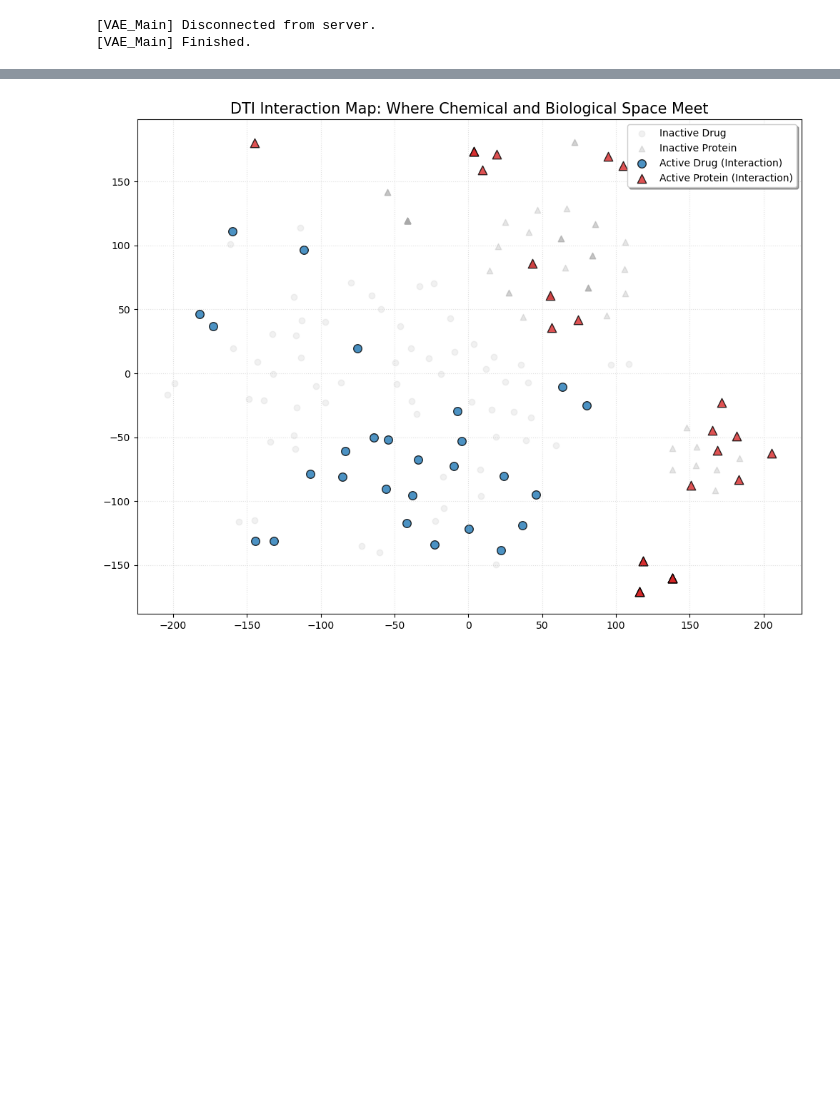
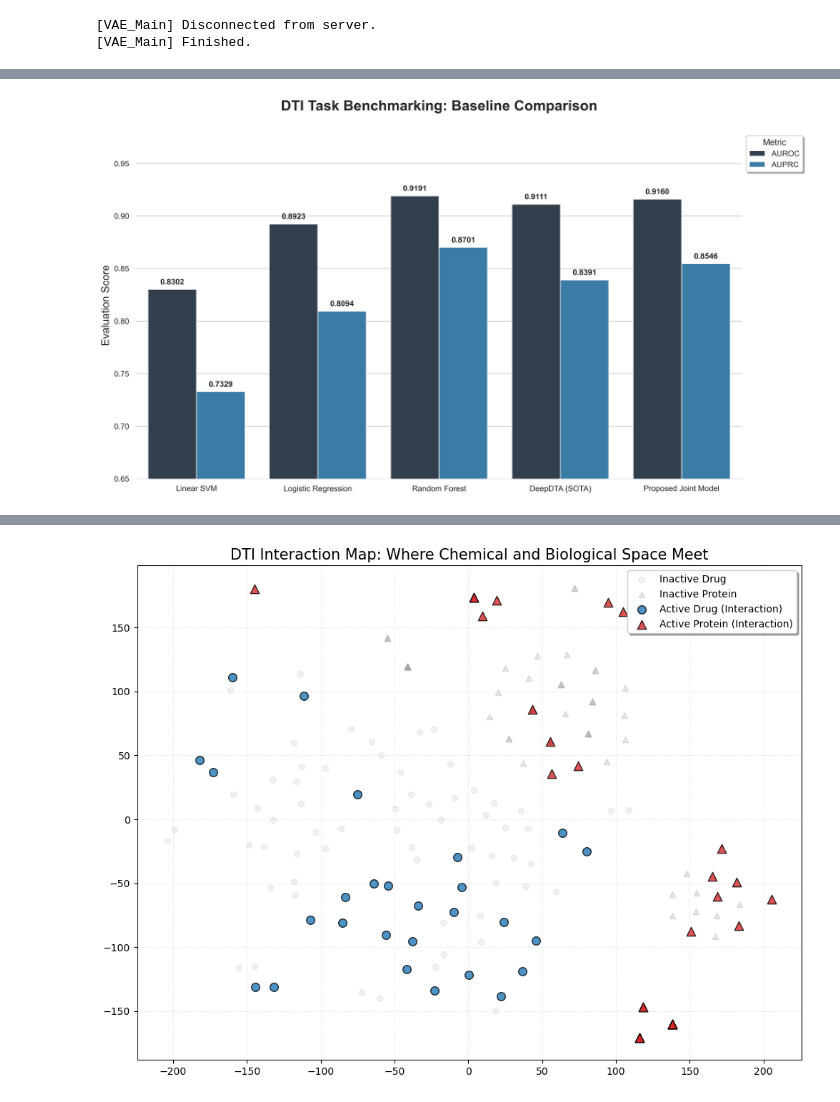
Before and after one commit to sabbir-mirza-013/Deep-Learning-Frameworks-for-Multi-Task-Prediction-of-Drug-Target-Interactions-and-Adverse-Effects, a Jupyter notebook: Model/TestModel/main.ipynb, the cells around one changed output, grey strips where cells are left out. Cells and saved outputs as stored; diff of their text form; code cells hidden in the pictures; blank space fills up the shorter version.

```diff
--- a/Model/TestModel/main.ipynb
+++ b/Model/TestModel/main.ipynb
@@ -759,0 +826,52 @@ plot_separated_entities(model, val_loader, device)
+# %%
+import pandas as pd
+import seaborn as sns
+import matplotlib.pyplot as plt
+
+# 1. Prepare the data provided
+data = {
+    'Model': ['Linear SVM', 'Logistic Regression', 'Random Forest', 'DeepDTA (SOTA)', 'Proposed Joint Model'],
+    'AUROC': [0.8302, 0.8923, 0.9191, 0.9111, 0.9160],
+    'AUPRC': [0.7329, 0.8094, 0.8701, 0.8391, 0.8546]
+}
+
+df = pd.DataFrame(data)
+
+# 2. Convert to Long-form for Seaborn
+df_melted = df.melt(id_vars='Model', var_name='Metric', value_name='Score')
+
+# 3. Set Professional Style
+sns.set_theme(style="whitegrid")
+plt.figure(figsize=(14, 8), dpi=300)
+
+# 4. Create Grouped Bar Plot
+# Using Slate and Azure colors for a modern scientific look
+palette = {"AUROC": "#2C3E50", "AUPRC": "#2980B9"}
+ax = sns.barplot(data=df_melted, x='Model', y='Score', hue='Metric', palette=palette)
+
+# 5. Add exact value labels on top of bars
+for p in ax.patches:
+    ax.annotate(format(p.get_height(), '.4f'),
+                (p.get_x() + p.get_width() / 2., p.get_height()),
+                ha = 'center', va = 'center',
+                xytext = (0, 10),
+                textcoords = 'offset points',
+                fontsize=11, fontweight='bold')
+
+# 6. Aesthetic Refinements
+plt.title('DTI Task Benchmarking: Baseline Comparison', fontsize=20, fontweight='bold', pad=30)
+plt.ylabel('Evaluation Score', fontsize=15)
+plt.xlabel('', fontsize=15)
+plt.ylim(0.65, 0.98)  # Cropping the bottom makes the performance gap easier to see
+plt.legend(title='Metric', loc='upper left', bbox_to_anchor=(1, 1), shadow=True)
+
+# Clean up edges
+sns.despine(left=True, bottom=True)
+plt.tight_layout()
+
+# 7. Exporting
+plt.savefig('DTI_Comparison_Results.png', bbox_inches='tight')
+plt.savefig('DTI_Comparison_Results.pdf', format='pdf', bbox_inches='tight')
+plt.show()
+# %% [output]
+[figure, added]
```
Also changed, not shown: parts of 14 cells of this notebook, 21 other files.
